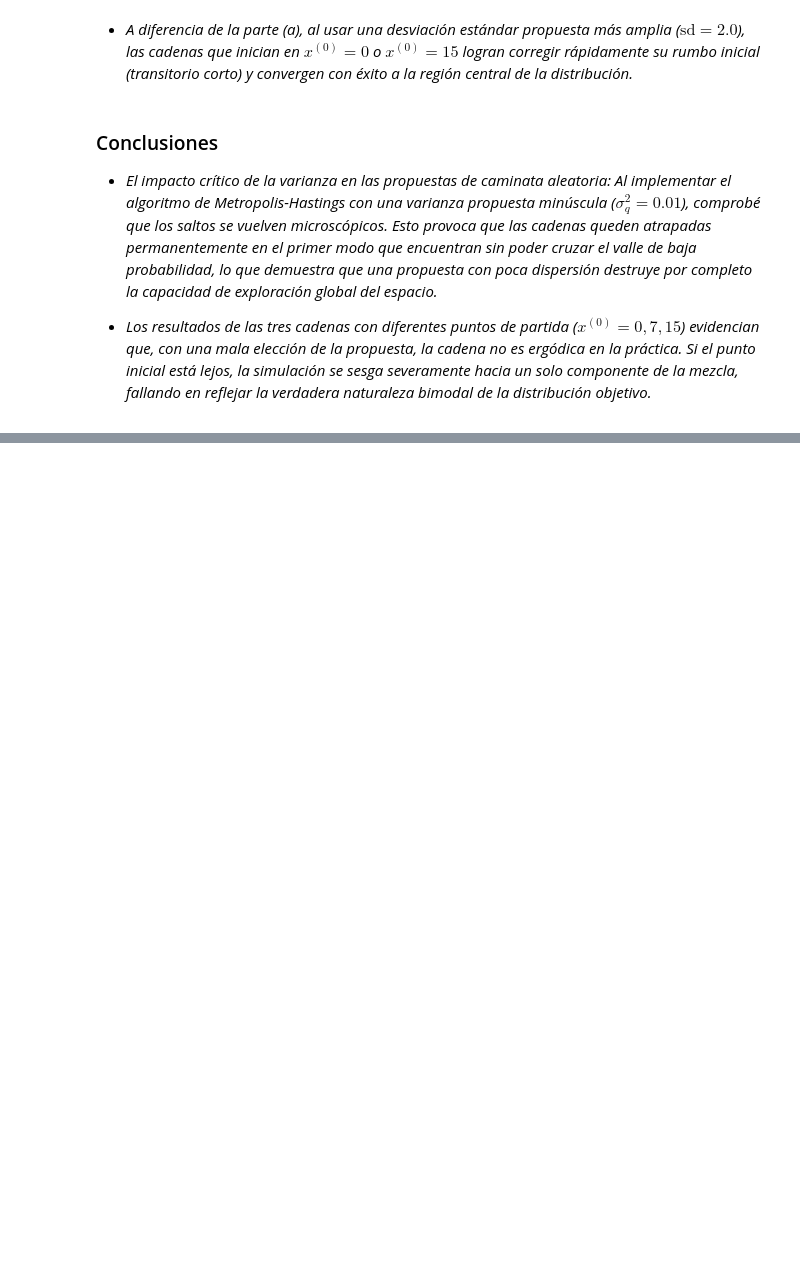
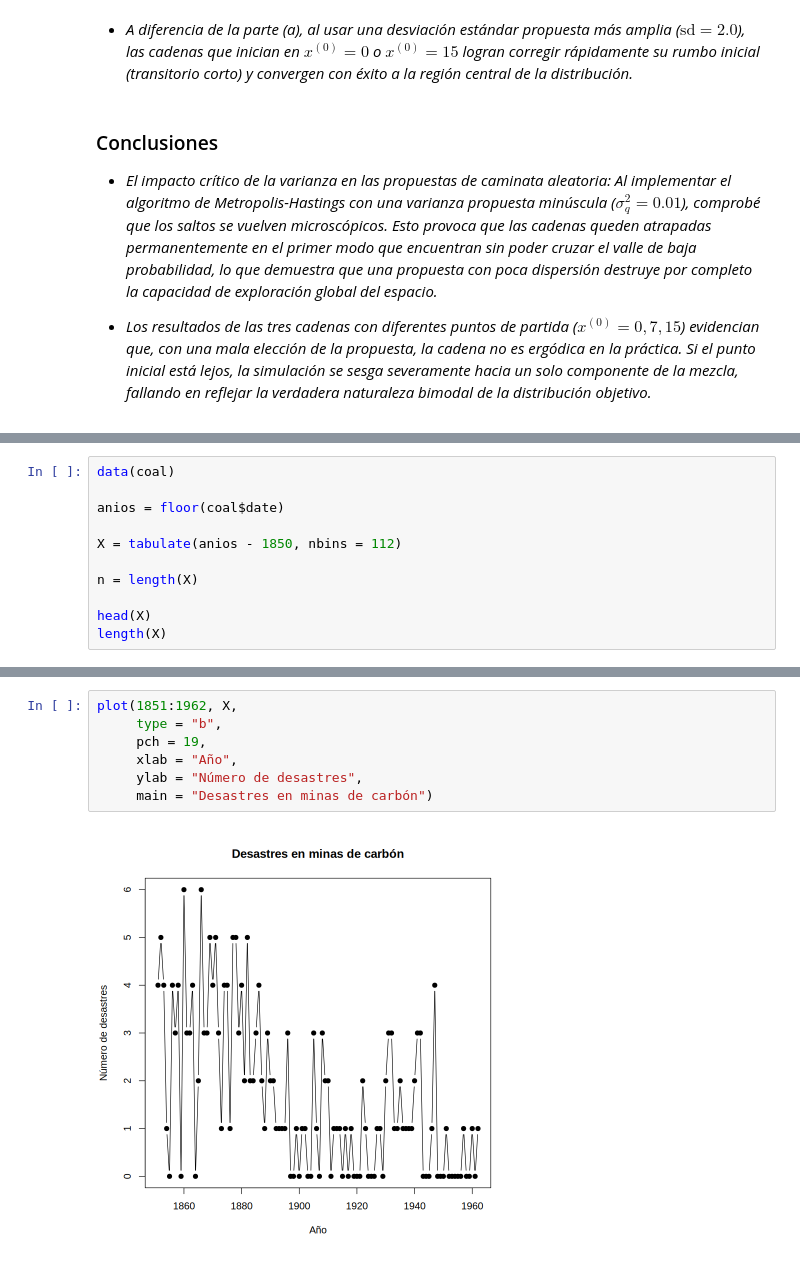
Before and after one commit to Nicolas-Bernal/Simulacion-Estadistica, a Jupyter notebook: MARKOV CHAIN MONTE CARLO/Metropolis Hasting/METROPOLIS–HASTINGS_ALGORITHM.ipynb, the cells around one changed output, grey strips where cells are left out. Drawn from its saved outputs; the diff is of its cells as text; blank space fills up the shorter version.

```diff
--- a/MARKOV CHAIN MONTE CARLO/Metropolis Hasting/METROPOLIS–HASTINGS_ALGORITHM.ipynb
+++ b/MARKOV CHAIN MONTE CARLO/Metropolis Hasting/METROPOLIS–HASTINGS_ALGORITHM.ipynb
@@ -583,0 +686,11 @@ Al implementar el algoritmo de Metropolis-Hastings con una varianza propuesta mi
+# %%
+data(coal)
+
+anios = floor(coal$date)
+
+X = tabulate(anios - 1850, nbins = 112)
+
+n = length(X)
+
+head(X)
+length(X)
@@ -583,0 +702,9 @@ Al implementar el algoritmo de Metropolis-Hastings con una varianza propuesta mi
+# %%
+plot(1851:1962, X,
+     type = "b",
+     pch = 19,
+     xlab = "Año",
+     ylab = "Número de desastres",
+     main = "Desastres en minas de carbón")
+# %% [output]
+[figure, added]
```
Also changed, not shown: parts of 18 cells of this notebook.
